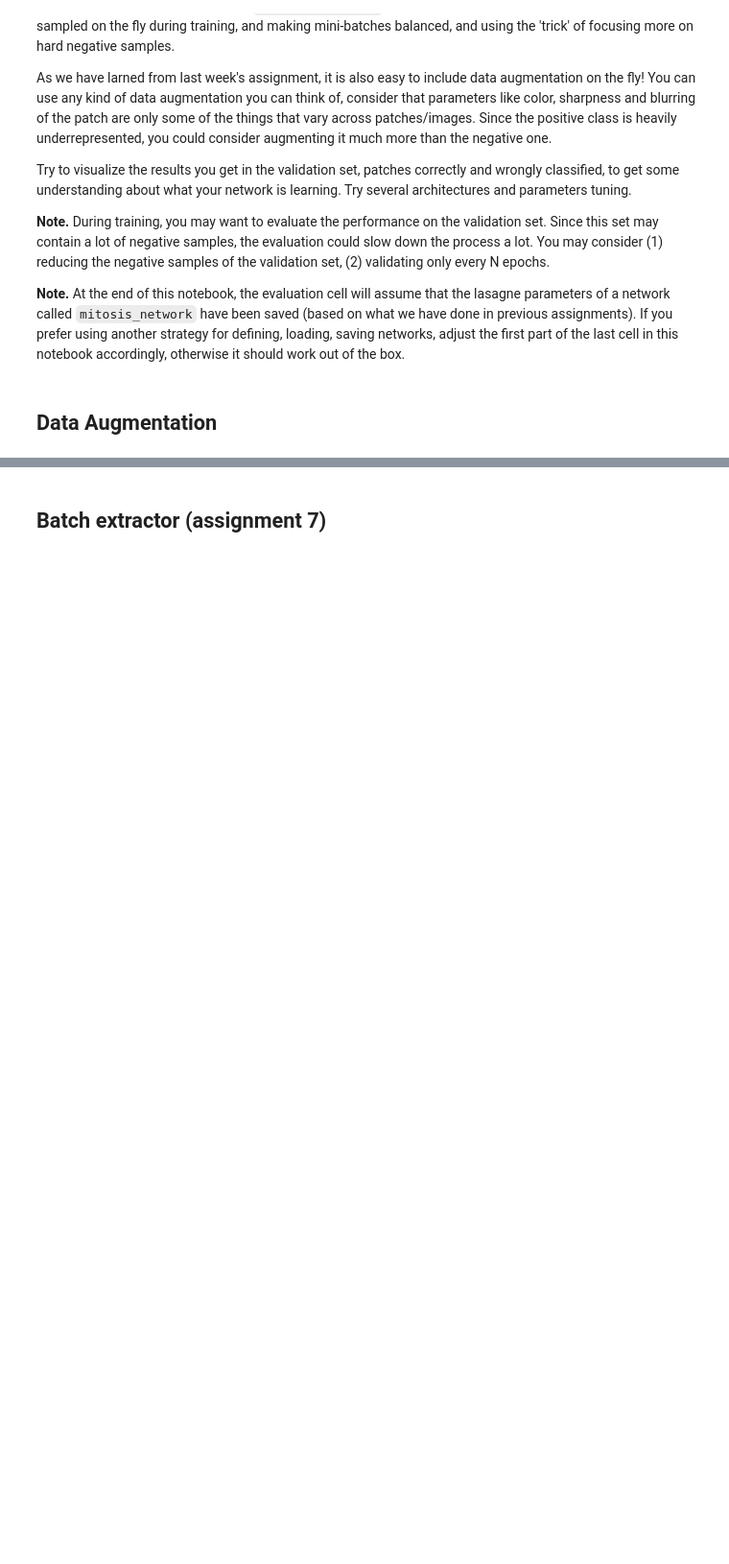
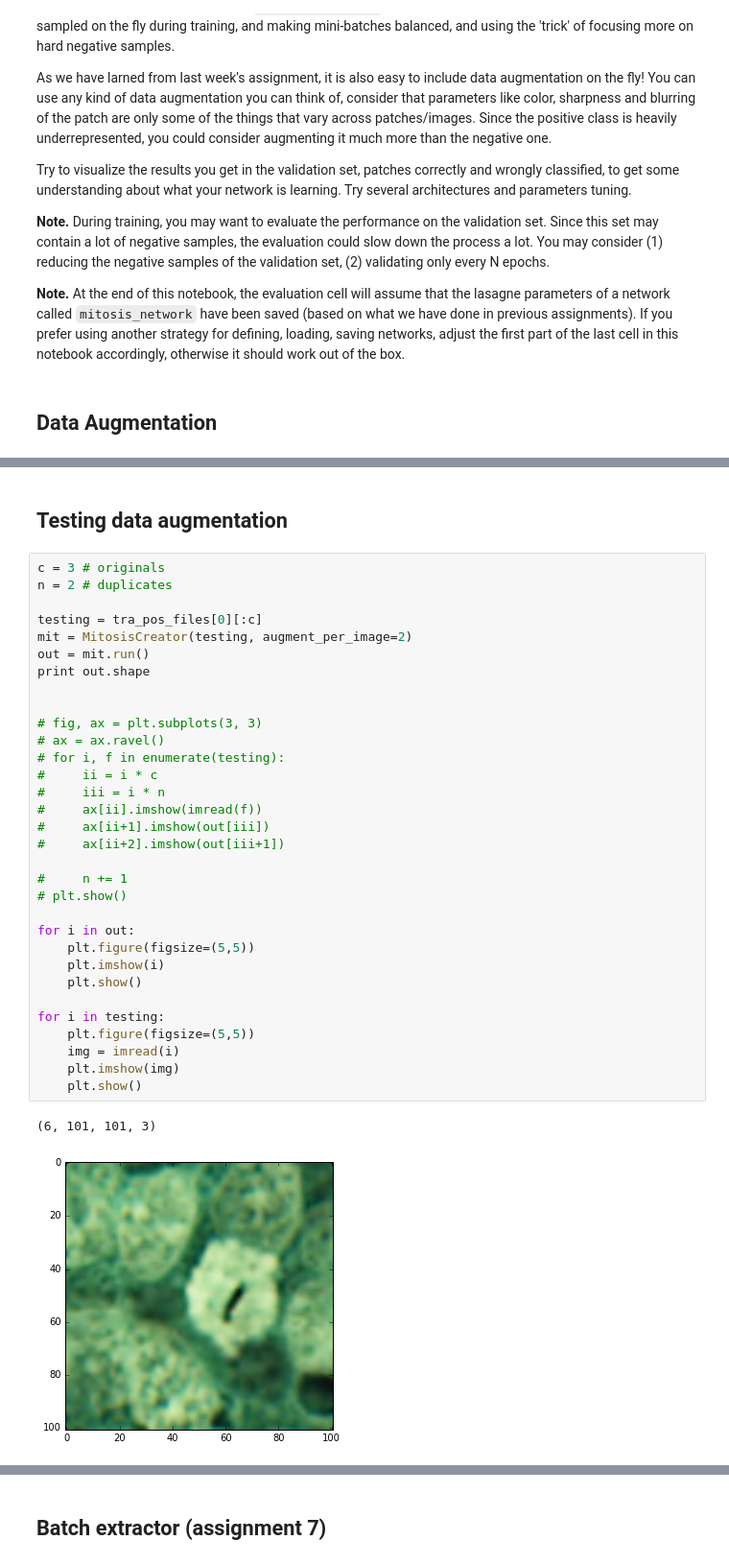
Before and after one commit to skjerns/ISMI, a Jupyter notebook: assignment_8/assignment_8.ipynb, the cells around one changed output, grey strips where cells are left out. Shown at 96% size. Drawn from its saved outputs; the diff is of its cells as text; blank space fills up the shorter version.

Commit message:
data augmentation working and tested. Need to the batcher. From there on is jsut copy/paste from ass7, needs to be adapted to this task.

```diff
--- a/assignment_8/assignment_8.ipynb
+++ b/assignment_8/assignment_8.ipynb
@@ -302,0 +383,37 @@ class SampleCreator:
+# %% [markdown]
+## Testing data augmentation
+# %%
+c = 3 # originals
+n = 2 # duplicates
+
+testing = tra_pos_files[0][:c]
+mit = MitosisCreator(testing, augment_per_image=2)
+out = mit.run()
+print out.shape
+
+
+# fig, ax = plt.subplots(3, 3)
+# ax = ax.ravel()
+# for i, f in enumerate(testing):
+#     ii = i * c
+#     iii = i * n
+#     ax[ii].imshow(imread(f))
+#     ax[ii+1].imshow(out[iii])
+#     ax[ii+2].imshow(out[iii+1])
+
+#     n += 1
+# plt.show()
+
+for i in out:
+    plt.figure(figsize=(5,5))
+    plt.imshow(i)
+    plt.show()
+
+for i in testing:
+    plt.figure(figsize=(5,5))
+    img = imread(i)
+    plt.imshow(img)
+    plt.show()
+# %% [output]
+(6, 101, 101, 3)
+[figure, added]
```
Also changed, not shown: parts of 11 cells of this notebook.
